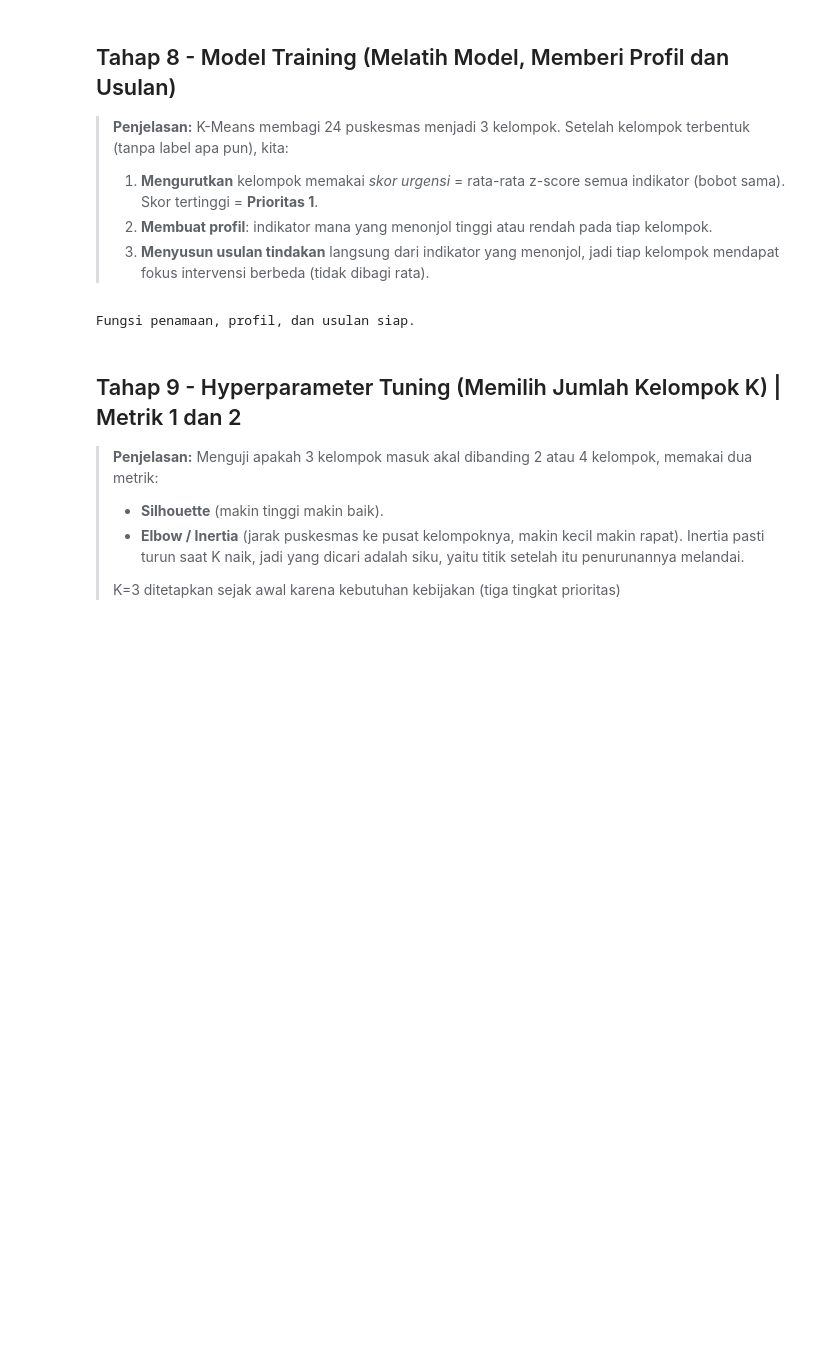
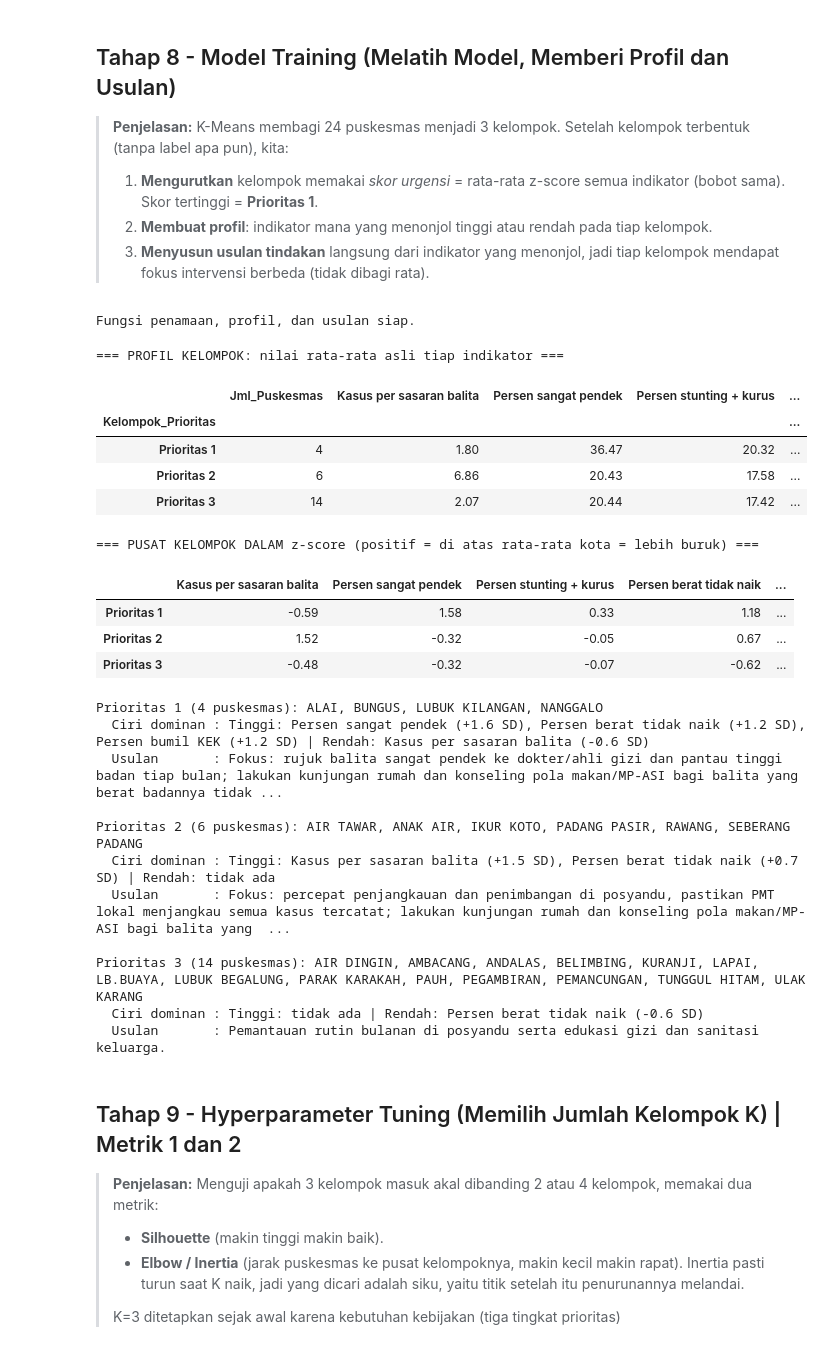
Before and after one commit to aqilahigenea/TB-ML, a Jupyter notebook: Kelompok_8_ML_Stunting.ipynb, the cells around one changed output. Cells and saved outputs as stored; diff of their text form; code cells hidden in the pictures; blank space fills up the shorter version.

```diff
--- a/Kelompok_8_ML_Stunting.ipynb
+++ b/Kelompok_8_ML_Stunting.ipynb
@@ -504,37 +504,60 @@ print("Fungsi penamaan, profil, dan usulan siap.")
 Fungsi penamaan, profil, dan usulan siap.
 # %%
 # ==== SEL: MELATIH MODEL FINAL DAN MEMBUAT PROFIL ====
-kmeans_model = kmeans_init_ward(X_scaled, K)      # dilatih pada 2 indikator inti
-df_puskesmas['Cluster_ID'] = kmeans_model.labels_
+kmeans_model = KMeans(n_clusters=K, random_state=SEED, n_init=N_INIT)
+df_puskesmas['Cluster_ID'] = kmeans_model.fit_predict(X_scaled)
 
 cz = centroid_z(df_puskesmas, df_puskesmas['Cluster_ID'])
 peta_prioritas = beri_nama_prioritas(cz)
 df_puskesmas['Kelompok_Prioritas'] = df_puskesmas['Cluster_ID'].map(peta_prioritas)
 skor_mentah = zscore(df_puskesmas).mean(axis=1)      # hanya untuk peringkat; BUKAN dipakai membentuk kelompok
 df_puskesmas['Skor_Urgensi'] = skor_mentah.round(2)
 df_puskesmas['Peringkat_Kota'] = skor_mentah.rank(ascending=False, method='first').astype(int)
 
 urutan_nama = [peta_prioritas[c] for c in cz.mean(axis=1).sort_values(ascending=False).index]
 REKOMENDASI = {peta_prioritas[c]: buat_usulan(cz.loc[c]) for c in cz.index}
 CIRI = {peta_prioritas[c]: ciri_klaster(cz.loc[c]) for c in cz.index}
 df_puskesmas['Ciri_Kelompok'] = df_puskesmas['Kelompok_Prioritas'].map(CIRI)
 df_puskesmas['Usulan_Kebijakan'] = df_puskesmas['Kelompok_Prioritas'].map(REKOMENDASI)
 
 print("=== PROFIL KELOMPOK: nilai rata-rata asli tiap indikator ===")
 profil = df_puskesmas.groupby('Kelompok_Prioritas')[fitur_klaster].mean().round(2)
 profil.insert(0, 'Jml_Puskesmas', df_puskesmas.groupby('Kelompok_Prioritas').size())
 display(profil.loc[urutan_nama])
 
 print("\n=== PUSAT KELOMPOK DALAM z-score (positif = di atas rata-rata kota = lebih buruk) ===")
 tabel_z = cz.round(2).copy(); tabel_z.index = [peta_prioritas[c] for c in tabel_z.index]
 tabel_z['Skor_Urgensi_Kelompok'] = tabel_z.mean(axis=1).round(2)
 display(tabel_z.loc[urutan_nama])
 
 for nama in urutan_nama:
     anggota = df_puskesmas.loc[df_puskesmas['Kelompok_Prioritas'] == nama, 'Puskesmas'].tolist()
     print(f"\n{nama} ({len(anggota)} puskesmas): {', '.join(anggota)}")
     print(f"  Ciri dominan : {CIRI[nama]}")
     print(f"  Usulan       : {REKOMENDASI[nama]}")
+# %% [output]
+=== PROFIL KELOMPOK: nilai rata-rata asli tiap indikator ===
+|  | Jml_Puskesmas | Kasus per sasaran balita | Persen sangat pendek | Persen stunting + kurus | ... |
+| Kelompok_Prioritas |  |  |  |  | ... |
+| Prioritas 1 | 4 | 1.80 | 36.47 | 20.32 | ... |
+| Prioritas 2 | 6 | 6.86 | 20.43 | 17.58 | ... |
+| Prioritas 3 | 14 | 2.07 | 20.44 | 17.42 | ... |
+=== PUSAT KELOMPOK DALAM z-score (positif = di atas rata-rata kota = lebih buruk) ===
+|  | Kasus per sasaran balita | Persen sangat pendek | Persen stunting + kurus | Persen berat tidak naik | ... |
+| Prioritas 1 | -0.59 | 1.58 | 0.33 | 1.18 | ... |
+| Prioritas 2 | 1.52 | -0.32 | -0.05 | 0.67 | ... |
+| Prioritas 3 | -0.48 | -0.32 | -0.07 | -0.62 | ... |
+Prioritas 1 (4 puskesmas): ALAI, BUNGUS, LUBUK KILANGAN, NANGGALO
+  Ciri dominan : Tinggi: Persen sangat pendek (+1.6 SD), Persen berat tidak naik (+1.2 SD), Persen bumil KEK (+1.2 SD) | Rendah: Kasus per sasaran balita (-0.6 SD)
+  Usulan       : Fokus: rujuk balita sangat pendek ke dokter/ahli gizi dan pantau tinggi badan tiap bulan; lakukan kunjungan rumah dan konseling pola makan/MP-ASI bagi balita yang berat badannya tidak ...
+
+Prioritas 2 (6 puskesmas): AIR TAWAR, ANAK AIR, IKUR KOTO, PADANG PASIR, RAWANG, SEBERANG PADANG
+  Ciri dominan : Tinggi: Kasus per sasaran balita (+1.5 SD), Persen berat tidak naik (+0.7 SD) | Rendah: tidak ada
+  Usulan       : Fokus: percepat penjangkauan dan penimbangan di posyandu, pastikan PMT lokal menjangkau semua kasus tercatat; lakukan kunjungan rumah dan konseling pola makan/MP-ASI bagi balita yang  ...
+
+Prioritas 3 (14 puskesmas): AIR DINGIN, AMBACANG, ANDALAS, BELIMBING, KURANJI, LAPAI, LB.BUAYA, LUBUK BEGALUNG, PARAK KARAKAH, PAUH, PEGAMBIRAN, PEMANCUNGAN, TUNGGUL HITAM, ULAK KARANG
+  Ciri dominan : Tinggi: tidak ada | Rendah: Persen berat tidak naik (-0.6 SD)
+  Usulan       : Pemantauan rutin bulanan di posyandu serta edukasi gizi dan sanitasi keluarga.
 # %% [markdown]
 ## Tahap 9 - Hyperparameter Tuning (Memilih Jumlah Kelompok K) | Metrik 1 dan 2
 
```
Also changed, not shown: parts of 14 cells of this notebook, 9 other files.
